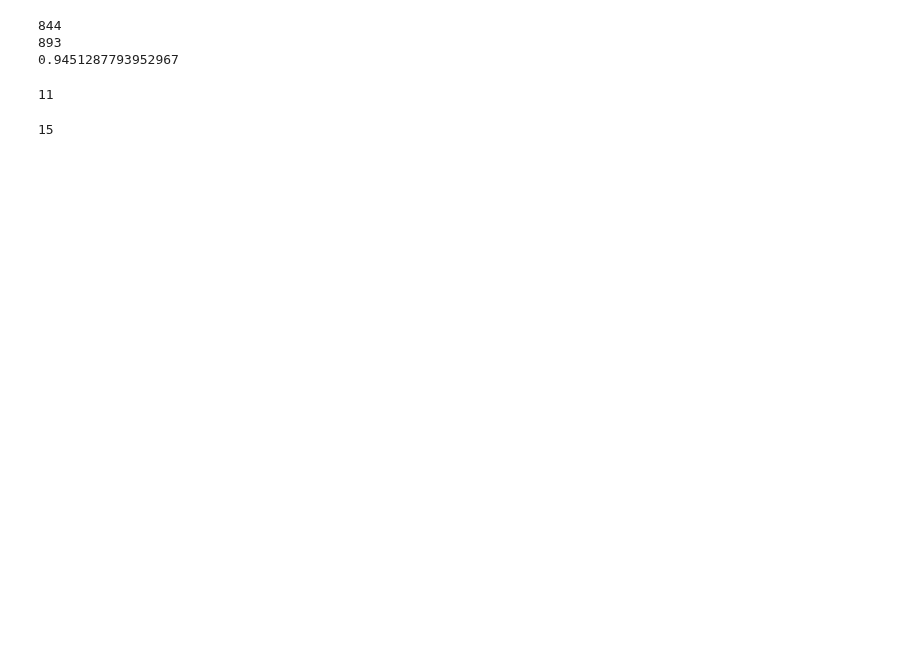
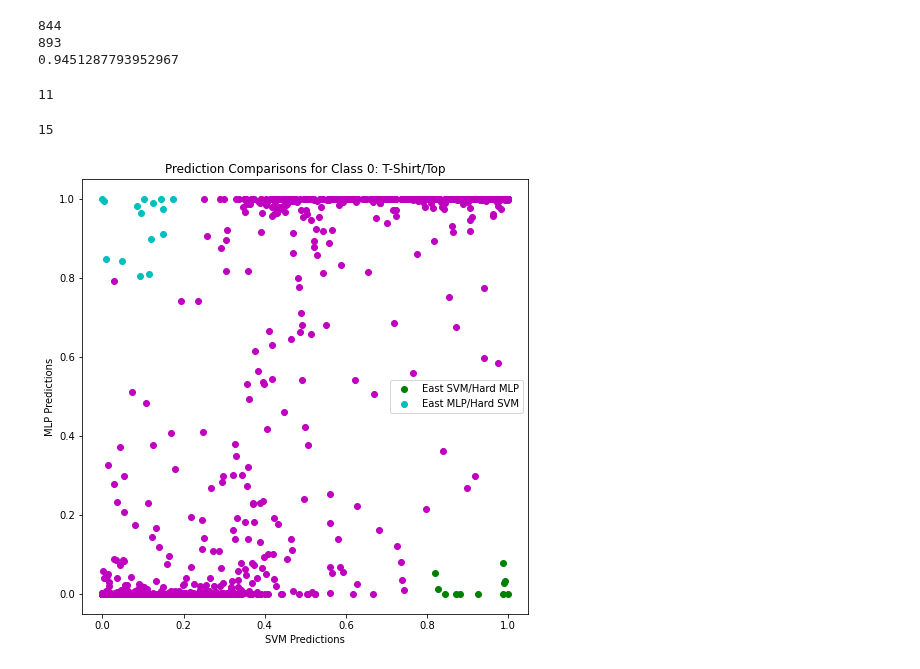
Before and after one commit to jasonmrimer/cse590-machine-learning, a Jupyter notebook: homework4/comparison.ipynb, the cells around one changed output. Cells and saved outputs as stored; diff of their text form; code cells hidden in the pictures; blank space fills up the shorter version.

```diff
--- a/homework4/comparison.ipynb
+++ b/homework4/comparison.ipynb
@@ -110,7 +113,7 @@ plt.scatter(pred_prob_class_1_svm, pred_prob_class_2_mlp)
 corrects = 0
 guesses = 0
 for i in range(4999):
-    x = pred_prob_class_1_svm[i]
+    x = pred_proba_class_svm[i]
     y = y_test[i]
     if x > 0.50:
         guesses += 1
@@ -127,7 +130,7 @@ print(corrects / guesses)
 # %%
 class_1_good_svm_bad_mlp = []
 for i in range(4999):
-    if pred_prob_class_1_svm[i] >= 0.8 and pred_prob_class_1_mlp[i] <= 0.2:
+    if pred_proba_class_svm[i] >= 0.8 and pred_proba_class_mlp[i] <= 0.2:
         class_1_good_svm_bad_mlp.append(i)
 
 print(len(class_1_good_svm_bad_mlp))
@@ -136,7 +139,7 @@ print(len(class_1_good_svm_bad_mlp))
 # %%
 class_1_good_mlp_bad_svm = []
 for i in range(4999):
-    if pred_prob_class_1_mlp[i] >= 0.8 and pred_prob_class_1_svm[i] <= 0.2:
+    if pred_proba_class_mlp[i] >= 0.8 and pred_proba_class_svm[i] <= 0.2:
         class_1_good_mlp_bad_svm.append(i)
 
 print(len(class_1_good_mlp_bad_svm))
@@ -144,0 +208,27 @@ print(len(class_1_good_mlp_bad_svm))
+# %%
+copy_class_0_pred_svm = list(pred_proba_class_svm)
+copy_class_0_pred_mlp = list(pred_proba_class_mlp)
+
+class_0_easy_svm_x_y, copy_class_0_pred_svm, copy_class_0_pred_mlp = extract_easy_vs_hard(
+    copy_class_0_pred_svm,
+    copy_class_0_pred_mlp,
+    copy_class_0_pred_svm,
+    copy_class_0_pred_mlp,
+)
+
+class_0_easy_mlp_x_y, copy_class_0_pred_mlp, copy_class_0_pred_svm = extract_easy_vs_hard(
+    copy_class_0_pred_mlp,
+    copy_class_0_pred_svm,
+    copy_class_0_pred_svm,
+    copy_class_0_pred_mlp,
+)
+
+plot_easy_hard(
+    'Class 0: T-Shirt/Top',
+    easy_svm_xy=class_0_easy_svm_x_y,
+    easy_mlp_xy=class_0_easy_mlp_x_y,
+    remaining_svm=copy_class_0_pred_svm,
+    remaining_mlp=copy_class_0_pred_mlp
+)
+# %% [output]
+[figure, added]
```
Also changed, not shown: parts of 4 cells of this notebook.
